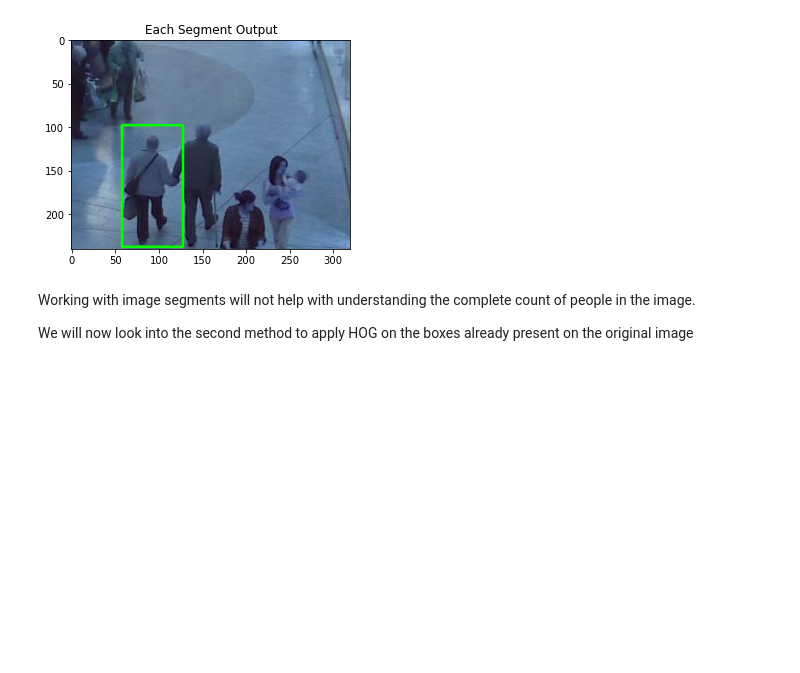
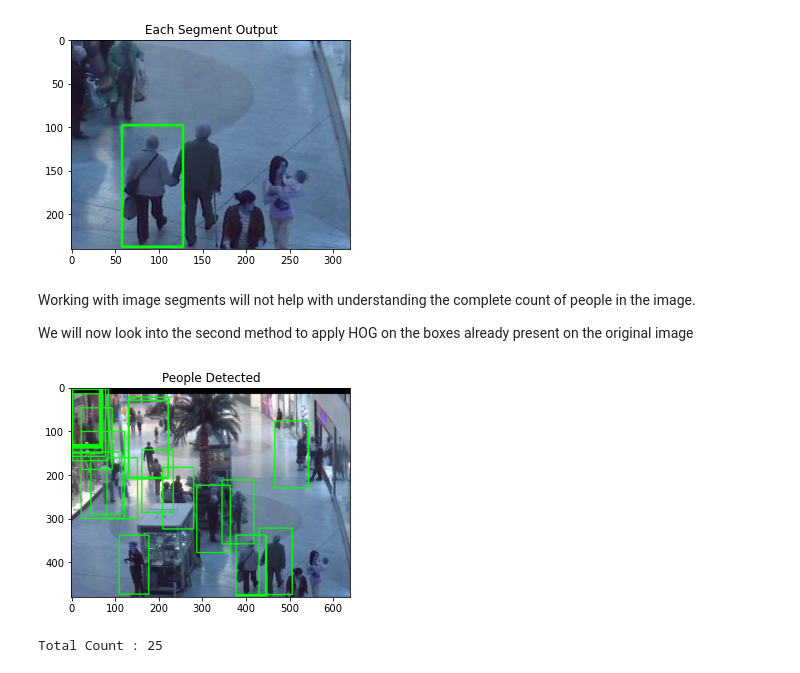
Before and after one commit to Mayank-Gupta1805/Object-People-Detection, a Jupyter notebook: HOG.ipynb, the cells around one changed output. Drawn from its saved outputs; the diff is of its cells as text; code cells hidden in the pictures; blank space fills up the shorter version.

```diff
--- a/HOG.ipynb
+++ b/HOG.ipynb
@@ -120,3 +120,36 @@ for seg in img_segments:
 Working with image segments will not help with understanding the complete count of people in the image.
 
 We will now look into the second method to apply HOG on the boxes already present on the original image
+# %%
+def detect_human(image):
+    (rects, weights) = hog.detectMultiScale(image, winStride=(4, 4))
+    return rects
+
+def get_all_people_bounds(image):
+    all_rects = []
+    rects = detect_human(image)
+    all_rects.extend(rects)
+    if len(rects) == 0:
+        return []
+
+    for (x, y, w, h) in rects:
+        rect_img = crop(image, y, y+h, x, x+w)
+        rects_img = get_all_people_bounds(rect_img)
+        all_rects.extend(rects_img)
+
+    return all_rects
+
+def get_people_count(image):
+    rects = get_all_people_bounds(image)
+    rects = np.array([[x, y, x + w, y + h] for (x, y, w, h) in rects])
+    for (xA, yA, xB, yB) in rects:
+        cv2.rectangle(image, (xA, yA), (xB, yB), (0, 255, 0), 2)
+
+    return count, image
+# %%
+count, out_image = get_people_count(image)
+plotting(out_image, "People Detected")
+print(f"Total Count : {count}")
+# %% [output]
+[figure, added]
+Total Count : 25
```
Also changed, not shown: parts of 1 cell of this notebook.
